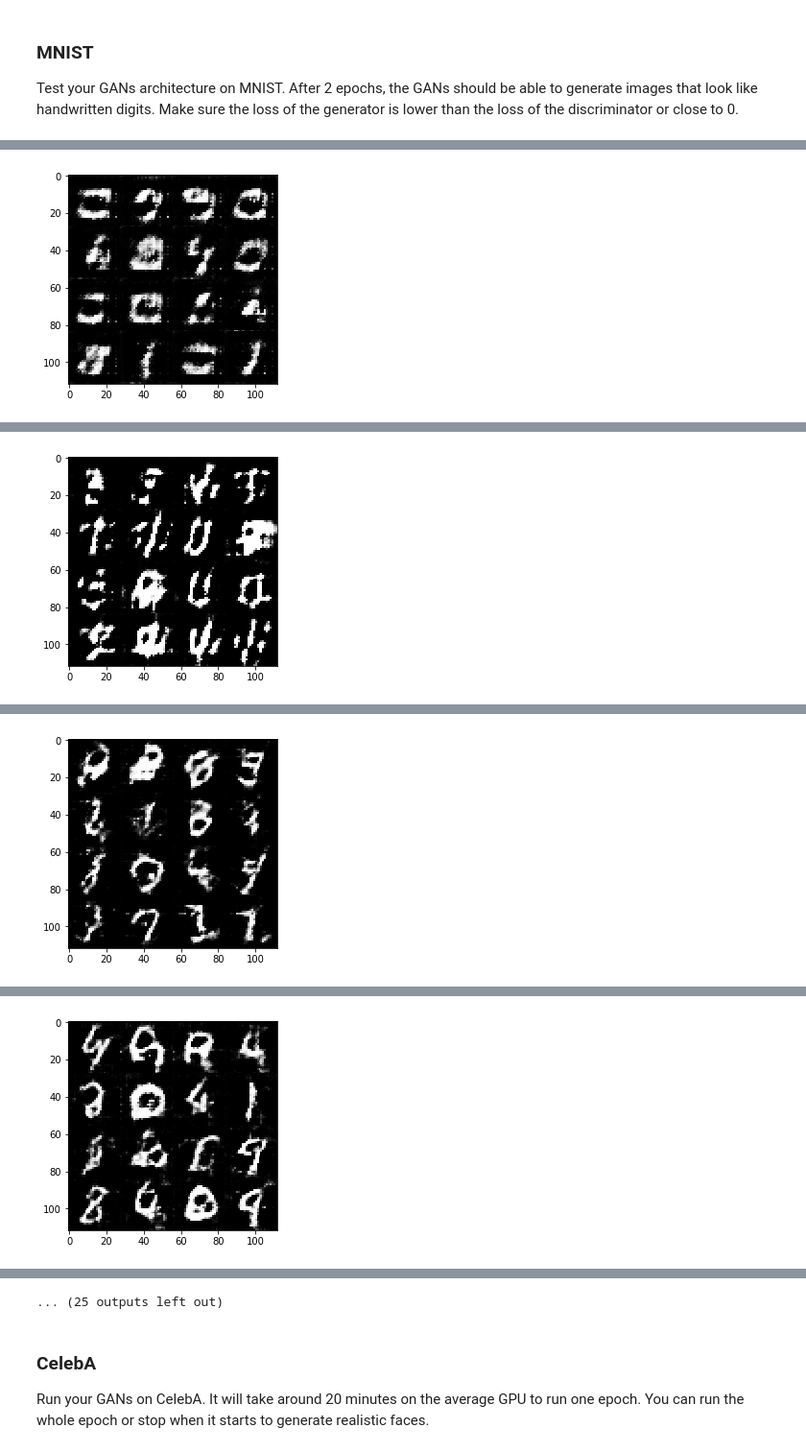
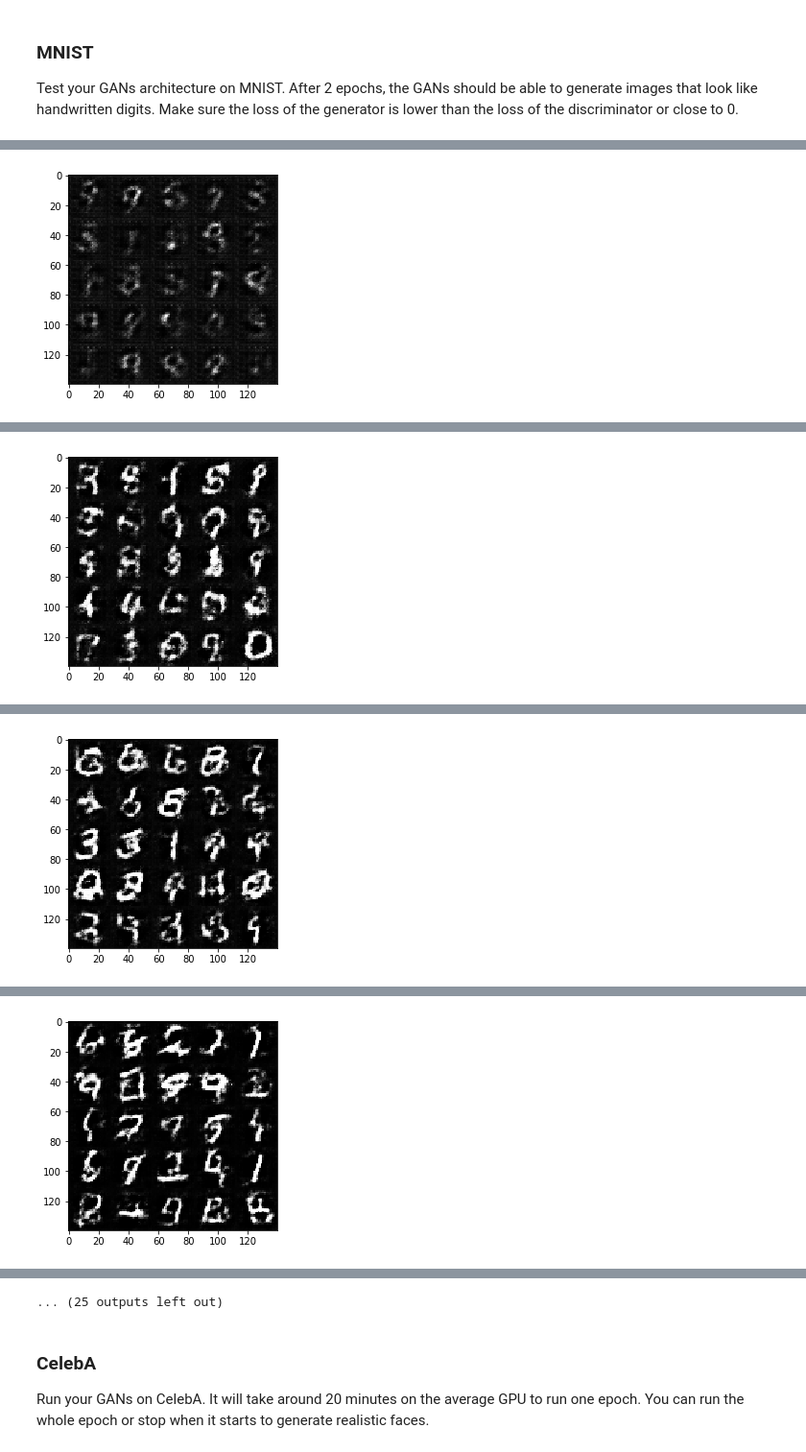
Before and after one commit to persimmones/dlnd_face_generation, a Jupyter notebook: dlnd_face_generation.ipynb, the cells around one changed output, grey strips where cells are left out. Shown at 96% size. Cells and saved outputs as stored; diff of their text form; code cells hidden in the pictures.

```diff
--- a/dlnd_face_generation.ipynb
+++ b/dlnd_face_generation.ipynb
@@ -142,7 +142,7 @@ def discriminator(images, reuse=False):
     :return: Tuple of (tensor output of the discriminator, tensor logits of the discriminator)
     """
     # TODO: Implement Function
-    alpha = 0.15
+    alpha = 0.20
     with tf.variable_scope('discriminator',reuse=reuse):
         x1 = tf.layers.conv2d(images,64,5,strides=2,padding='same')
         relu1 = tf.maximum(alpha*x1,x1)
@@ -186,7 +186,7 @@ def generator(z, out_channel_dim, is_train=True):
     """
     # TODO: Implement Function
     reuse_state = not is_train
-    alpha = 0.15
+    alpha = 0.10
     with tf.variable_scope('generator',reuse=reuse_state):
         x1 = tf.layers.dense(z, 4*4*512)
         x1 = tf.reshape(x1,(-1,4,4,512))
@@ -344,7 +344,7 @@ def train(epoch_count, batch_size, z_dim, learning_rate, beta1, get_batches, dat
 
     d_loss, g_loss = model_loss(input_real, input_z, image_channels)
     d_opt, g_opt = model_opt(d_loss, g_loss,learning_rate_pl, beta1)
-    n_images = 20
+    n_images = 25
 
     with tf.Session() as sess:
         sess.run(tf.global_variables_initializer())
@@ -380,8 +380,8 @@ Test your GANs architecture on MNIST.  After 2 epochs, the GANs should be able t
 # %%
 batch_size = 64
 z_dim = 130
-learning_rate = 0.0035
-beta1 = 0.20
+learning_rate = 0.0005
+beta1 = 0.25
 
 
 """
@@ -407 +407 @@ Epoch 1/2... Discriminator Loss: 2.1800... Generator Loss: 0.2031
-[figure, old version]
+[figure, new version]
@@ -418 +418 @@ Epoch 1/2... Discriminator Loss: 0.9294... Generator Loss: 0.9213
-[figure, old version]
+[figure, new version]
@@ -429 +429 @@ Epoch 1/2... Discriminator Loss: 1.8521... Generator Loss: 0.3037
-[figure, old version]
+[figure, new version]
@@ -440 +440 @@ Epoch 1/2... Discriminator Loss: 1.9557... Generator Loss: 0.2422
-[figure, old version]
+[figure, new version]
```
Also changed, not shown: parts of 2 cells of this notebook.
